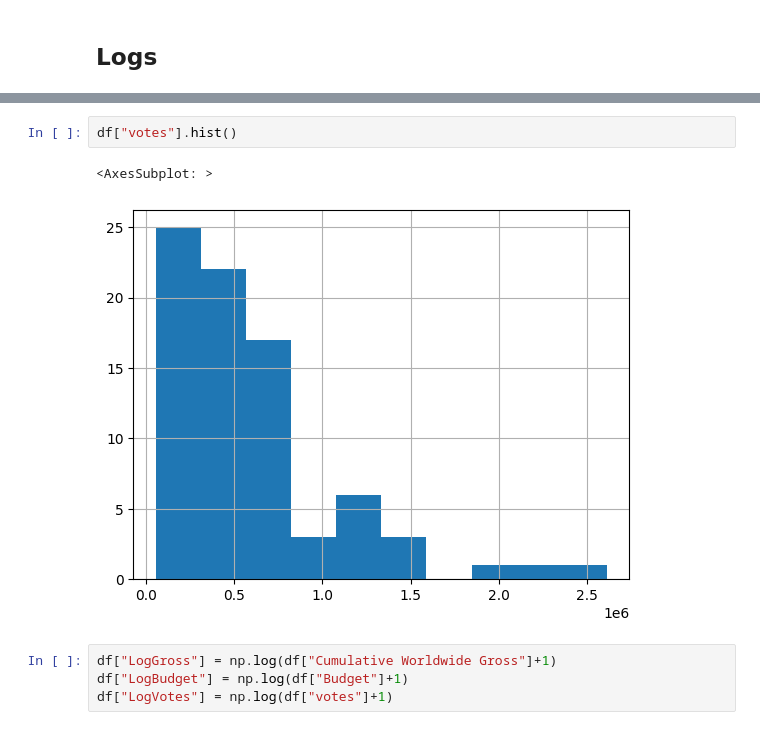
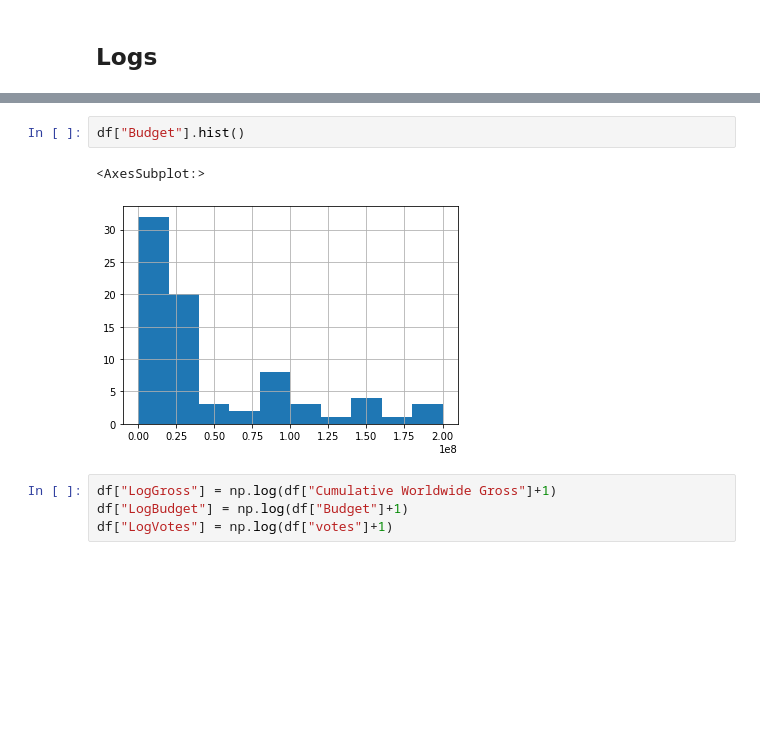
Before and after one commit to JosNicolai/Will-You-Enjoy-the-Movie, a Jupyter notebook: training_model.ipynb, the cells around one changed output, grey strips where cells are left out. Saved outputs shown, nothing was run; the diff lists cells and outputs as text; blank space fills up the shorter version.

```diff
--- a/training_model.ipynb
+++ b/training_model.ipynb
@@ -79,10 +79,10 @@ df.describe(include=(np.number))
 | 75% | 8.500000 | 8.525000 | 8.150000 | 8.995000 | 8.780000 | 8.309500 | 8.500000e+07 | 2.432402e+08 | 2015.000000 | 8.300000 | ... |
 | max | 10.000000 | 10.000000 | 9.600000 | 10.000000 | 9.990000 | 9.999000 | 2.000000e+08 | 8.255328e+08 | 2022.000000 | 9.000000 | ... |
 # %%
-df["votes"].hist()
+df["Budget"].hist()
 # %% [output]
-<AxesSubplot: >
+<AxesSubplot:>
-[figure, old version]
+[figure, new version]
 # %%
 df["LogGross"] = np.log(df["Cumulative Worldwide Gross"]+1)
 df["LogBudget"] = np.log(df["Budget"]+1)
```
Also changed, not shown: parts of 18 cells of this notebook, 1 other file.
